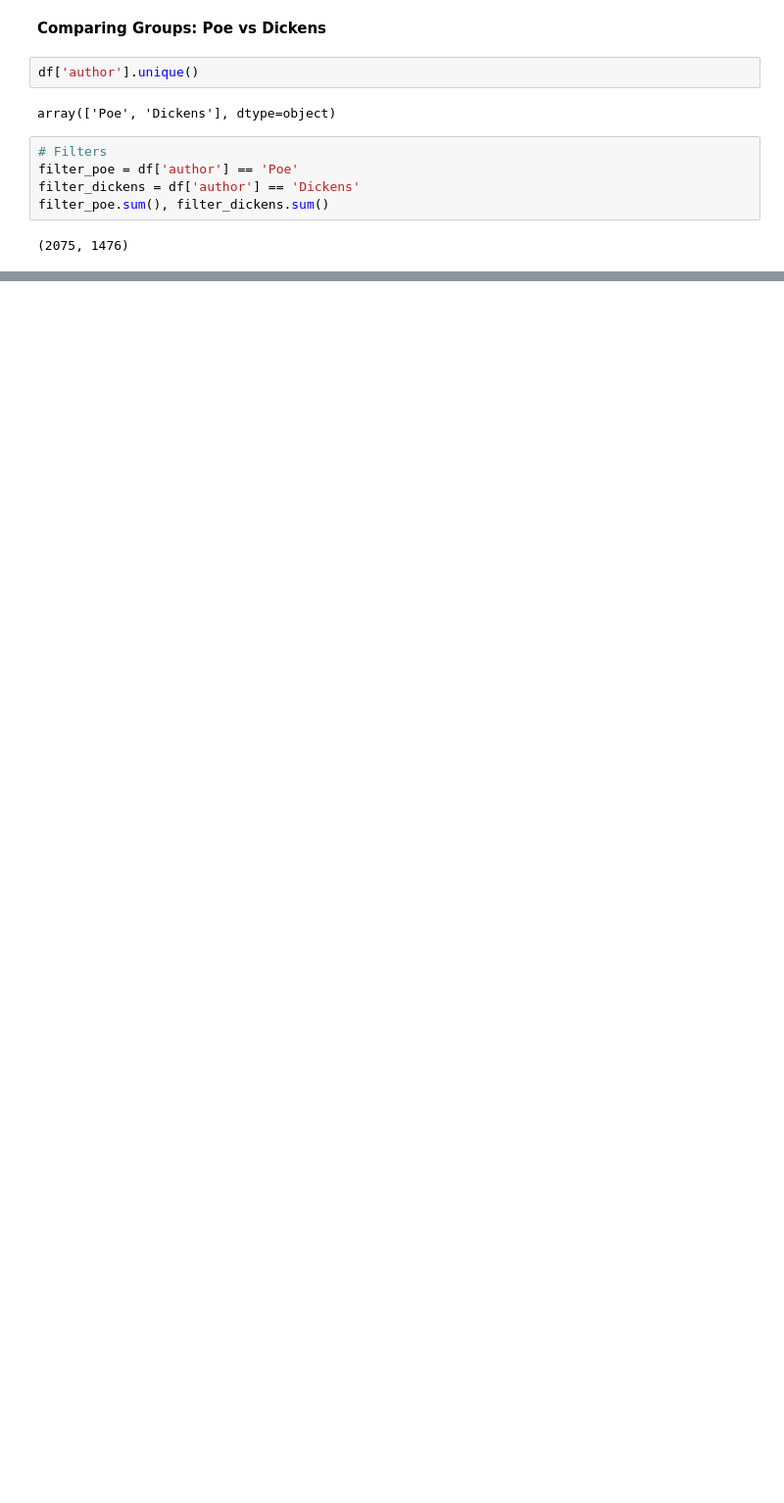
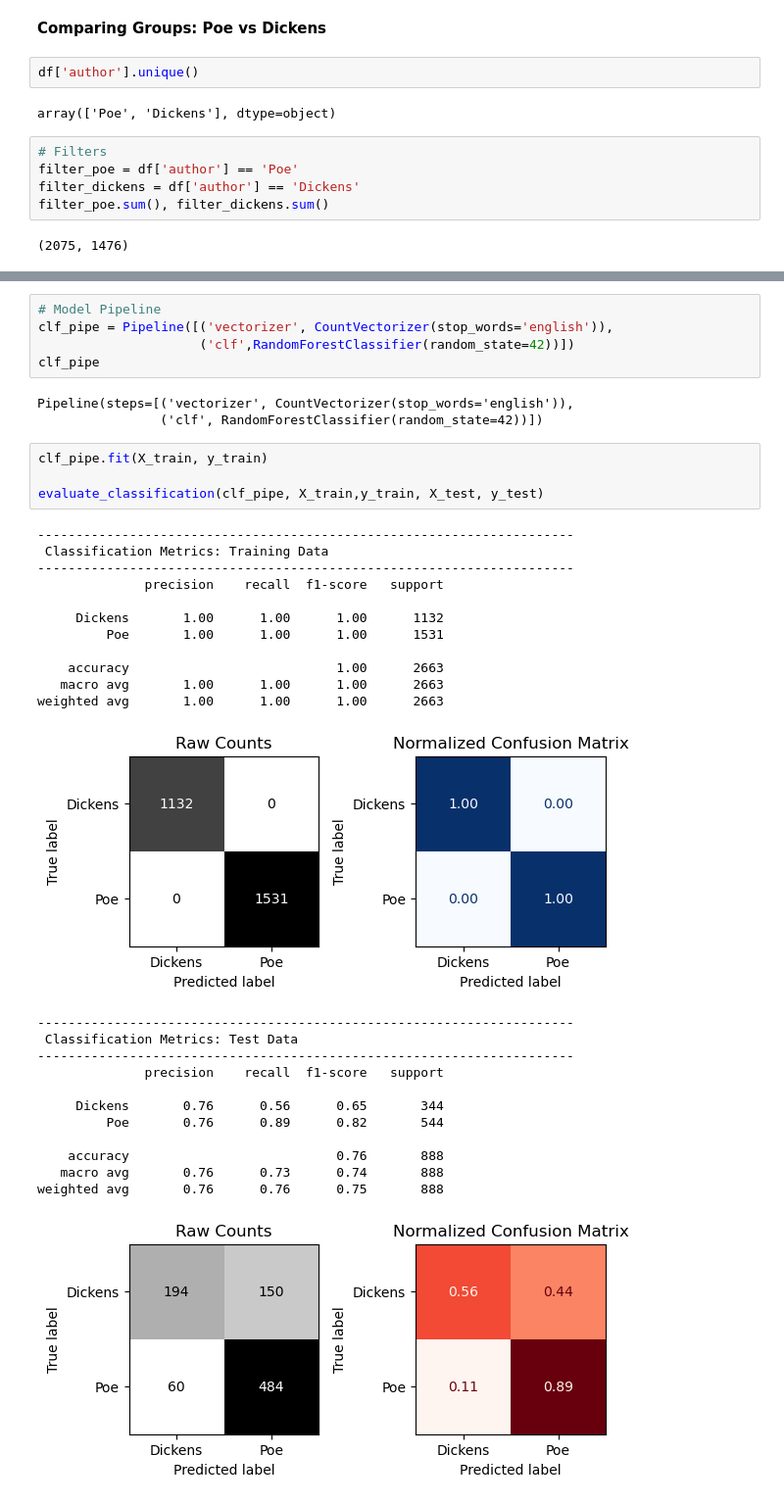
Before and after one commit to sof2401/Sofia-Wang__Belt-Exam-A, a Jupyter notebook: Yuan-Wang__Belt-Exam-A.ipynb, the cells around one changed output, grey strips where cells are left out. Shown: that part at 98% size. Saved outputs shown, nothing was run; the diff lists cells and outputs as text; blank space fills up the shorter version.

```diff
--- a/Yuan-Wang__Belt-Exam-A.ipynb
+++ b/Yuan-Wang__Belt-Exam-A.ipynb
@@ -67,0 +340,37 @@ filter_poe.sum(), filter_dickens.sum()
+# %%
+# Model Pipeline
+clf_pipe = Pipeline([('vectorizer', CountVectorizer(stop_words='english')),
+                     ('clf',RandomForestClassifier(random_state=42))])
+clf_pipe
+# %% [output]
+Pipeline(steps=[('vectorizer', CountVectorizer(stop_words='english')),
+                ('clf', RandomForestClassifier(random_state=42))])
+# %%
+clf_pipe.fit(X_train, y_train)
+
+evaluate_classification(clf_pipe, X_train,y_train, X_test, y_test)
+# %% [output]
+----------------------------------------------------------------------
+ Classification Metrics: Training Data
+----------------------------------------------------------------------
+              precision    recall  f1-score   support
+
+     Dickens       1.00      1.00      1.00      1132
+         Poe       1.00      1.00      1.00      1531
+
+    accuracy                           1.00      2663
+   macro avg       1.00      1.00      1.00      2663
+weighted avg       1.00      1.00      1.00      2663
+[figure, added]
+----------------------------------------------------------------------
+ Classification Metrics: Test Data
+----------------------------------------------------------------------
+              precision    recall  f1-score   support
+
+     Dickens       0.76      0.56      0.65       344
+         Poe       0.76      0.89      0.82       544
+
+    accuracy                           0.76       888
+   macro avg       0.76      0.73      0.74       888
+weighted avg       0.76      0.76      0.75       888
+[figure, added]
```
Also changed, not shown: parts of 18 cells of this notebook, 2 other files.
